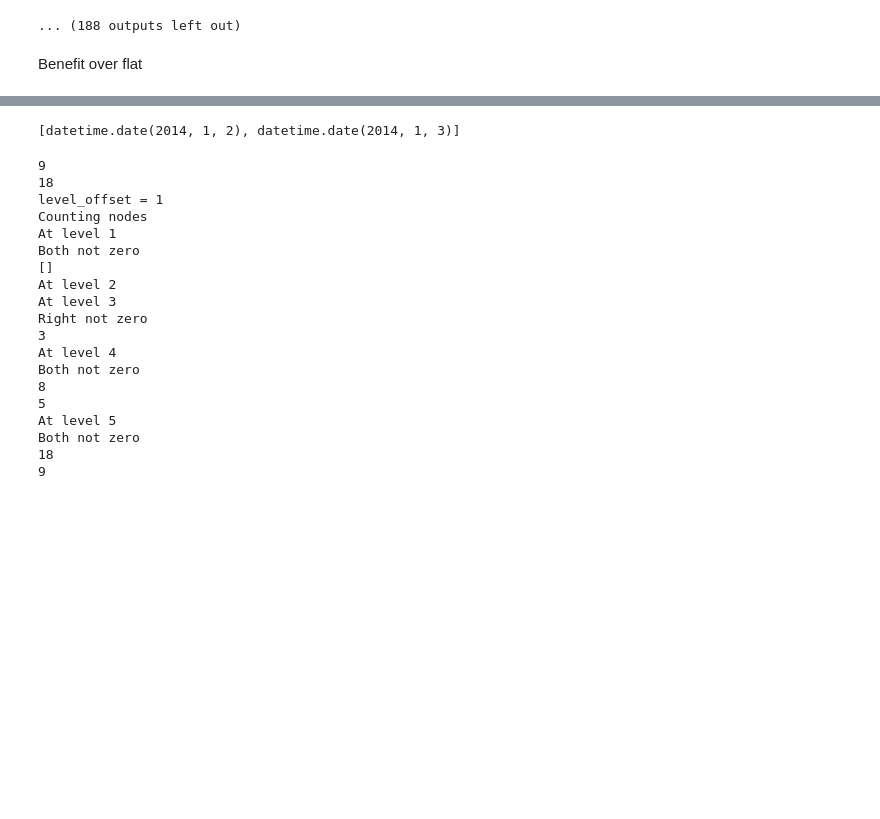
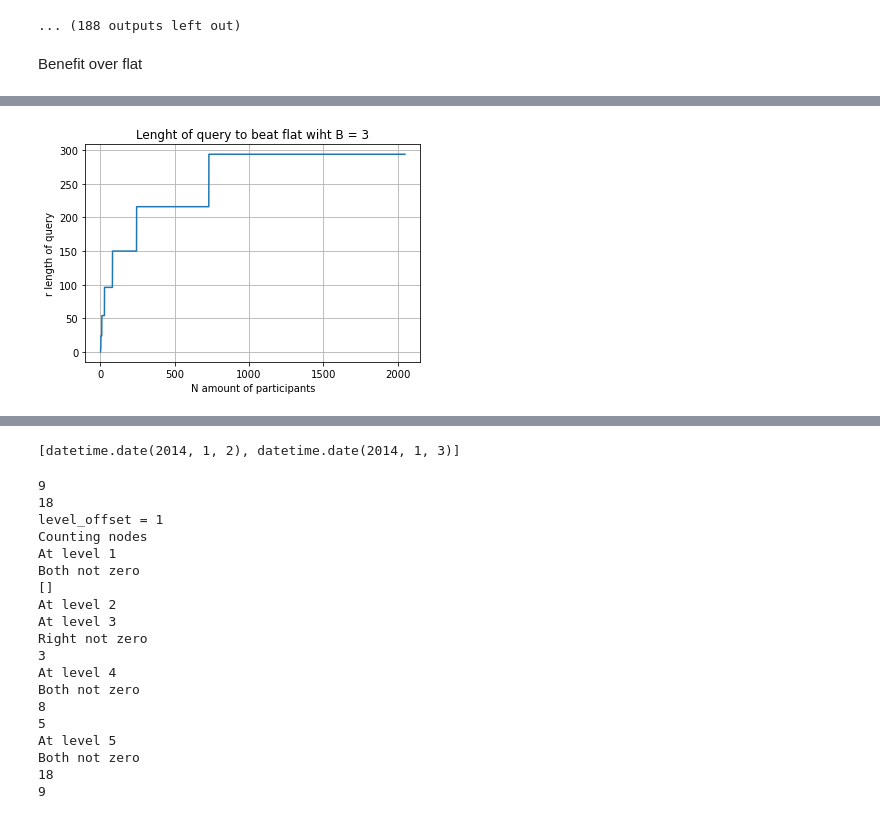
Before and after one commit to j-friis/Bachelors-Thesis, a Jupyter notebook: src/local_hh.ipynb, the cells around one changed output, grey strips where cells are left out. Drawn from its saved outputs; the diff is of its cells as text; code cells hidden in the pictures; blank space fills up the shorter version.

```diff
--- a/src/local_hh.ipynb
+++ b/src/local_hh.ipynb
@@ -1250,0 +1252,4 @@ plot_flat_vs_hh(b)
+# %%
+plot_flat_vs_hh(3)
+# %% [output]
+[figure, added]
```
Also changed, not shown: parts of 5 cells of this notebook, 2 other files.
